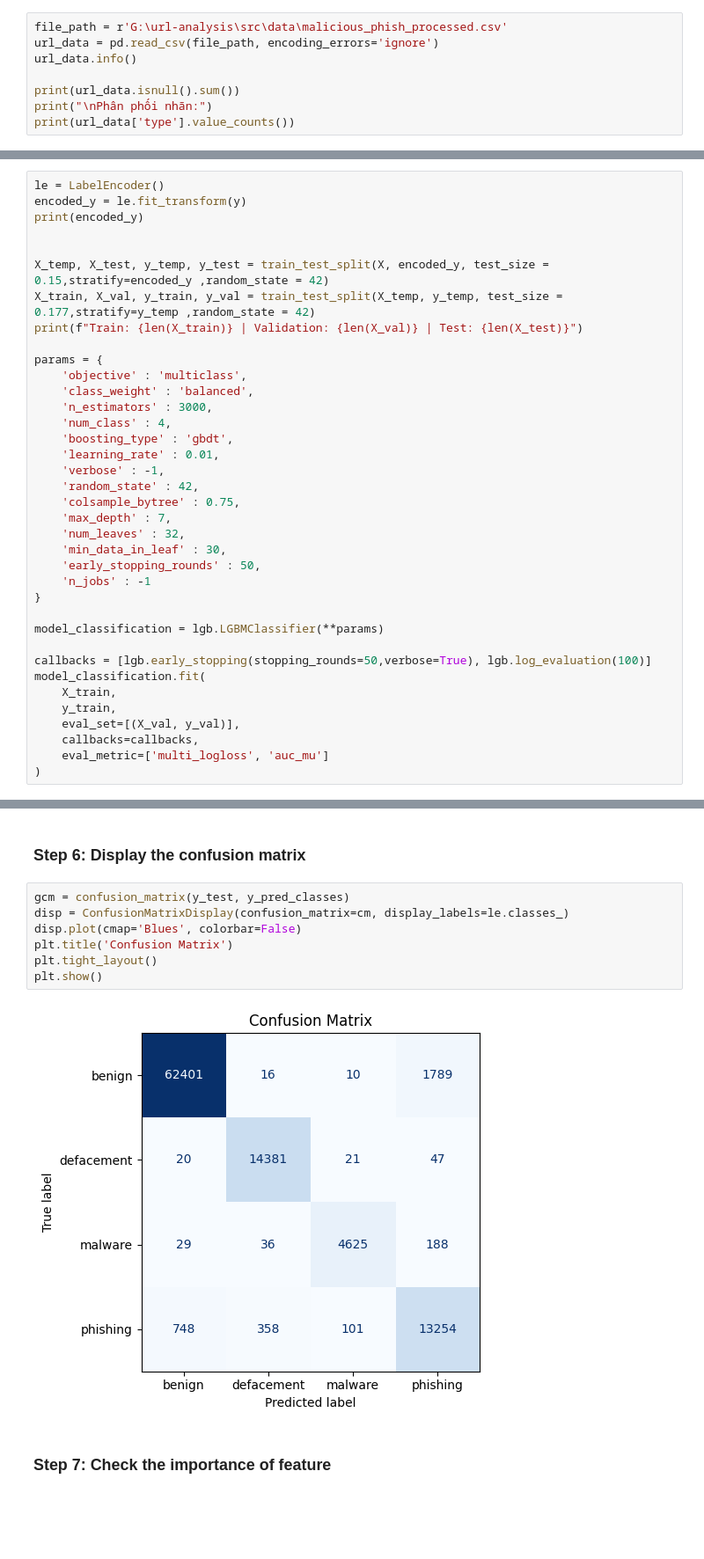
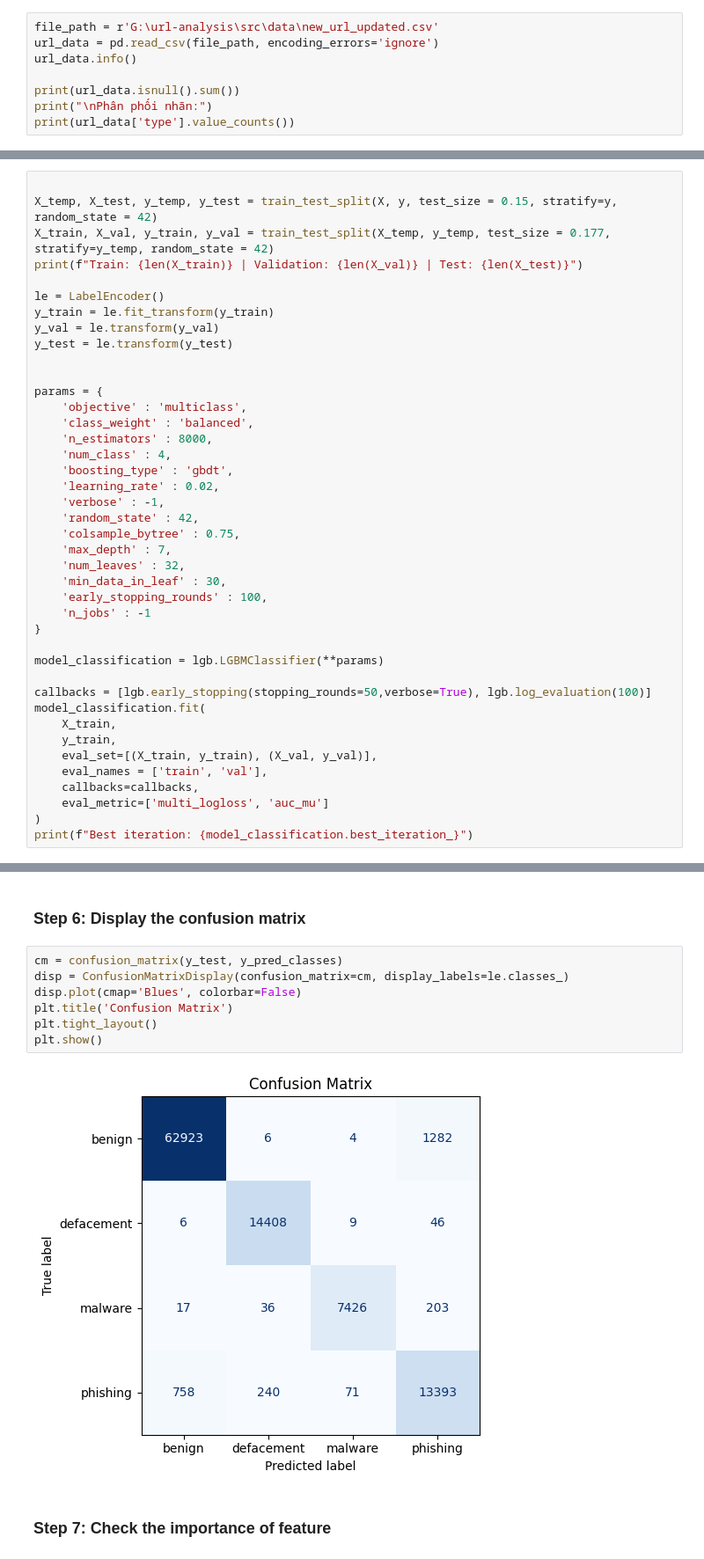
Before and after one commit to ntm8326/URL_analysis, a Jupyter notebook: notebooks/test_model.ipynb, the cells around one changed output, grey strips where cells are left out. Shown at 88% size. Cells and saved outputs as stored; diff of their text form; blank space fills up the shorter version.

Commit message:
update model: add more params, display learning curve, display features importance to each component, display confusion matrix

```diff
--- a/notebooks/test_model.ipynb
+++ b/notebooks/test_model.ipynb
@@ -22,7 +24,7 @@ from sklearn.metrics import ConfusionMatrixDisplay, confusion_matrix
 # %% [markdown]
 ### Step 2:Prepare the dataset
 # %%
-file_path = r'G:\url-analysis\src\data\malicious_phish_processed.csv'
+file_path = r'G:\url-analysis\src\data\new_url_updated.csv'
 url_data = pd.read_csv(file_path, encoding_errors='ignore')
 url_data.info()
 
@@ -88,27 +90,29 @@ def hessian():
 # %%
+
+X_temp, X_test, y_temp, y_test = train_test_split(X, y, test_size = 0.15, stratify=y, random_state = 42)
+X_train, X_val, y_train, y_val = train_test_split(X_temp, y_temp, test_size = 0.177, stratify=y_temp, random_state = 42)
+print(f"Train: {len(X_train)} | Validation: {len(X_val)} | Test: {len(X_test)}")
+
 le = LabelEncoder()
-encoded_y = le.fit_transform(y)
-print(encoded_y)
+y_train = le.fit_transform(y_train)
+y_val = le.transform(y_val)
+y_test = le.transform(y_test)
 
-
-X_temp, X_test, y_temp, y_test = train_test_split(X, encoded_y, test_size = 0.15,stratify=encoded_y ,random_state = 42)
-X_train, X_val, y_train, y_val = train_test_split(X_temp, y_temp, test_size = 0.177,stratify=y_temp ,random_state = 42)
-print(f"Train: {len(X_train)} | Validation: {len(X_val)} | Test: {len(X_test)}")
 
 params = {
     'objective' : 'multiclass',
     'class_weight' : 'balanced',
-    'n_estimators' : 3000,
+    'n_estimators' : 8000,
     'num_class' : 4,
     'boosting_type' : 'gbdt',
-    'learning_rate' : 0.01,
+    'learning_rate' : 0.02,
     'verbose' : -1,
     'random_state' : 42,
     'colsample_bytree' : 0.75,
     'max_depth' : 7,
     'num_leaves' : 32,
     'min_data_in_leaf' : 30,
-    'early_stopping_rounds' : 50,
+    'early_stopping_rounds' : 100,
     'n_jobs' : -1
 }
 
@@ -118,8 +122,10 @@ callbacks = [lgb.early_stopping(stopping_rounds=50,verbose=True), lgb.log_evalua
 model_classification.fit(
     X_train,
     y_train,
-    eval_set=[(X_val, y_val)],
+    eval_set=[(X_train, y_train), (X_val, y_val)],
+    eval_names = ['train', 'val'],
     callbacks=callbacks,
     eval_metric=['multi_logloss', 'auc_mu']
 )
+print(f"Best iteration: {model_classification.best_iteration_}")
 # %% [output]
@@ -183,14 +206,14 @@ weighted avg       0.97      0.97      0.97     98024
 # %% [markdown]
 ### Step 6: Display the confusion matrix
 # %%
-gcm = confusion_matrix(y_test, y_pred_classes)
+cm = confusion_matrix(y_test, y_pred_classes)
 disp = ConfusionMatrixDisplay(confusion_matrix=cm, display_labels=le.classes_)
 disp.plot(cmap='Blues', colorbar=False)
 plt.title('Confusion Matrix')
 plt.tight_layout()
 plt.show()
 # %% [output]
-[figure, old version]
+[figure, new version]
 # %% [markdown]
 ### Step 7: Check the importance of feature
 # %%
```
Also changed, not shown: parts of 11 cells of this notebook, 3 other files.
